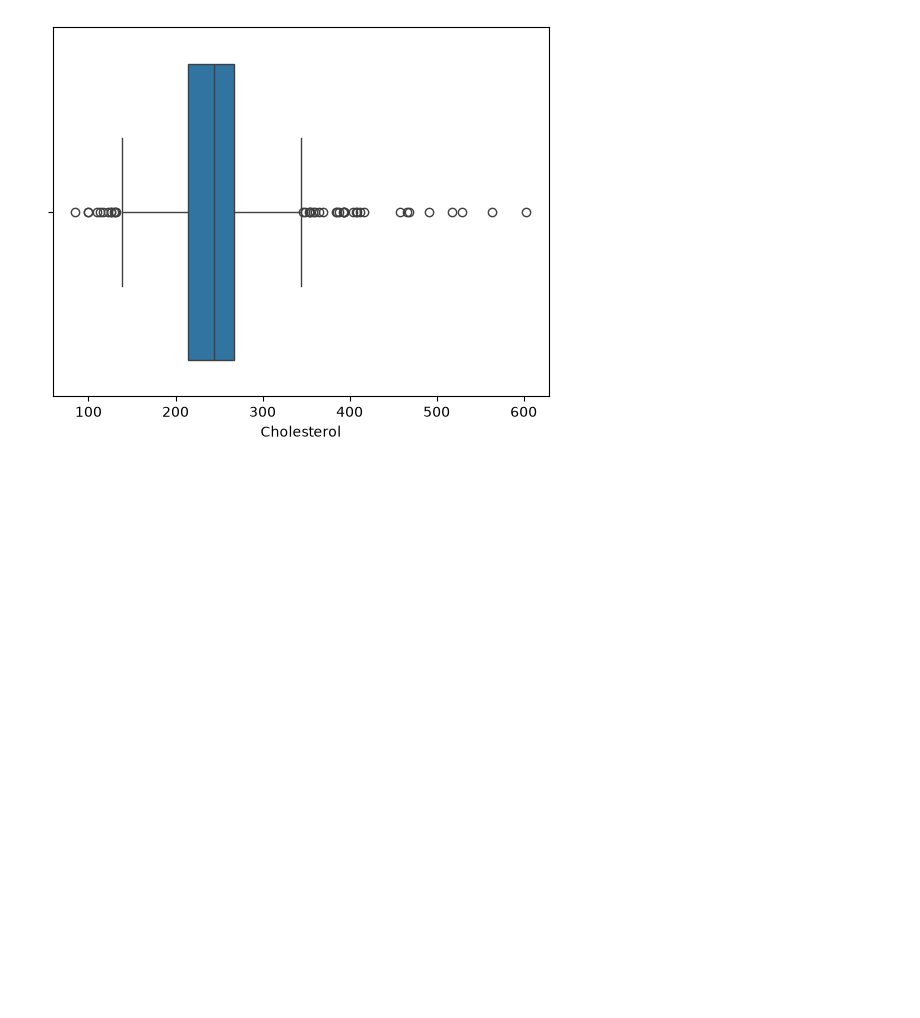
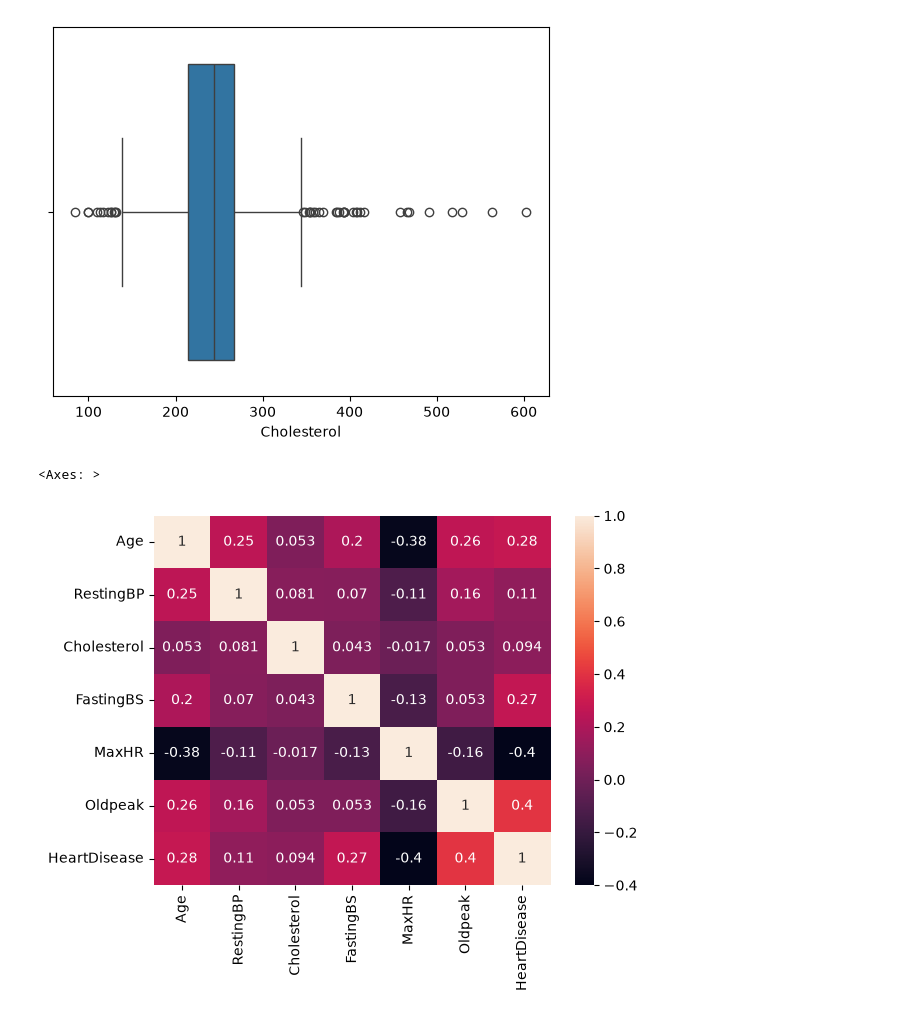
Before and after one commit to subhajit404/ML-Heart-Disease, a Jupyter notebook: main.ipynb, the cells around one changed output. Drawn from its saved outputs; the diff is of its cells as text; code cells hidden in the pictures; blank space fills up the shorter version.

Commit message:
ADD Heatmap

```diff
--- a/main.ipynb
+++ b/main.ipynb
@@ -267,3 +267,8 @@ sns.boxplot(x = 'Cholesterol',data = df)
 # %% [output]
 <Axes: xlabel='Cholesterol'>
 [figure]
+# %%
+sns.heatmap(df.corr(numeric_only=True),annot=True)
+# %% [output]
+<Axes: >
+[figure, added]
```
